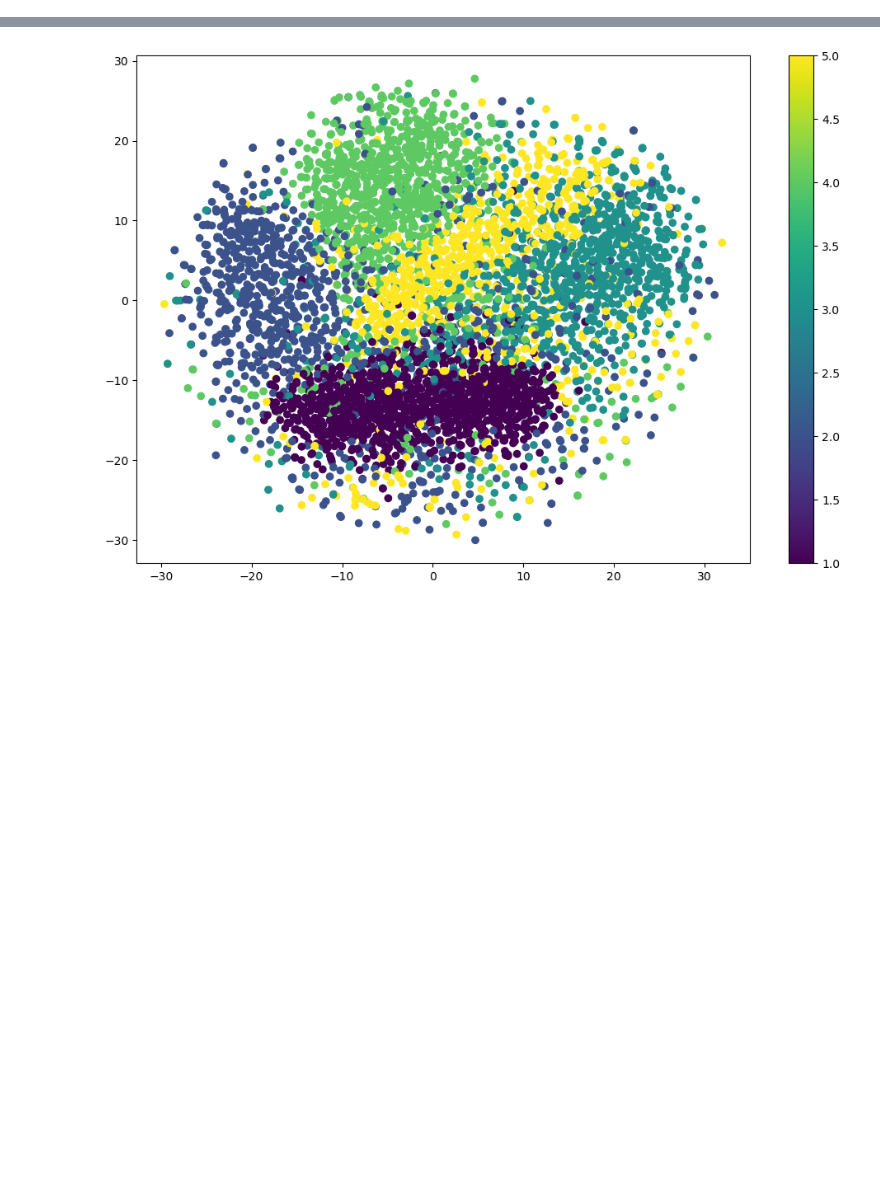
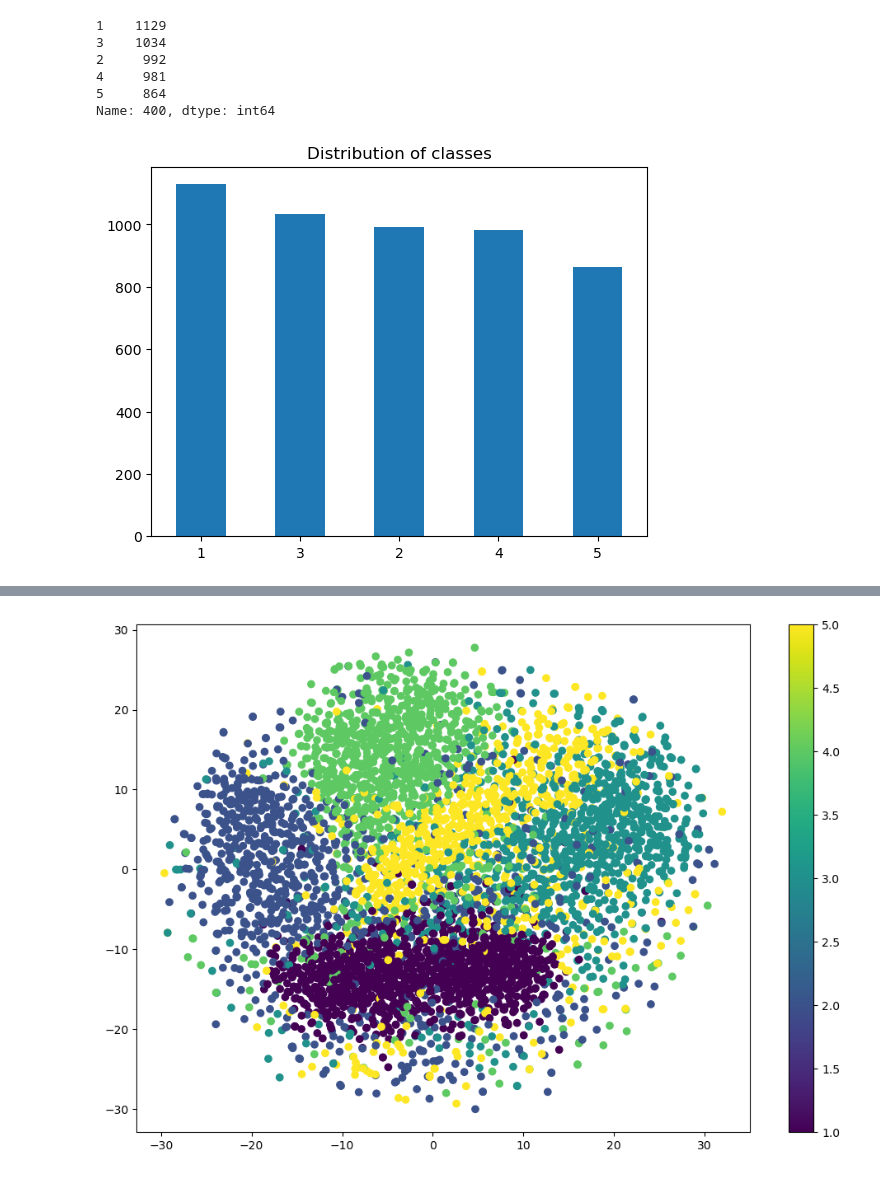
Before and after one commit to lukuenya/pattern_recognition, a Jupyter notebook: part4.ipynb, the cells around one changed output, grey strips where cells are left out. Saved outputs shown, nothing was run; the diff lists cells and outputs as text; code cells hidden in the pictures; blank space fills up the shorter version.

```diff
--- a/part4.ipynb
+++ b/part4.ipynb
@@ -23,3 +23,15 @@ X_training = df_training.iloc[:, :-1]
 
 # y is the last column
 y_training = df_training.iloc[:, -1]
+# %%
+# Class distribution of target variable
+y_training.value_counts().plot(kind='bar', title='Distribution of classes', rot=0)
+y_training.value_counts()
+# %% [output]
+1    1129
+3    1034
+2     992
+4     981
+5     864
+Name: 400, dtype: int64
+[figure, added]
```
Also changed, not shown: parts of 13 cells of this notebook, 1 other file.
